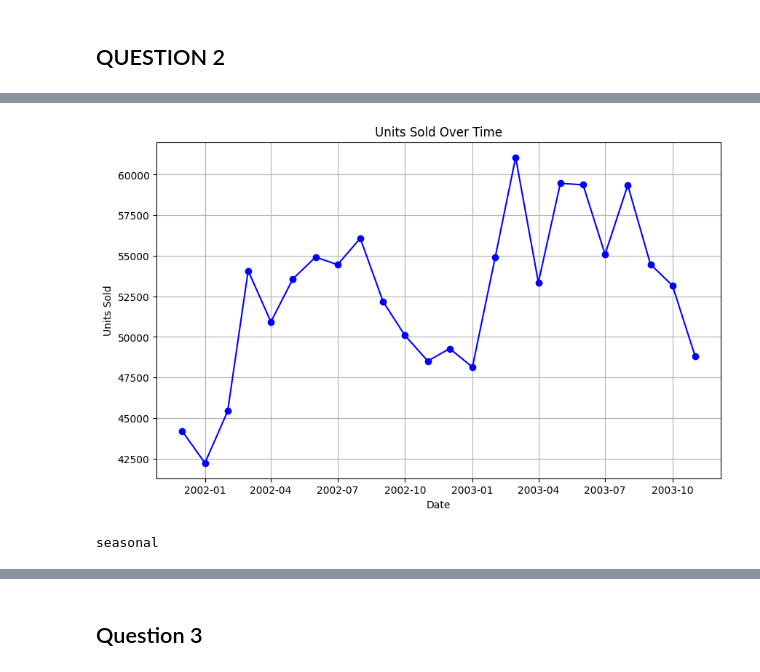
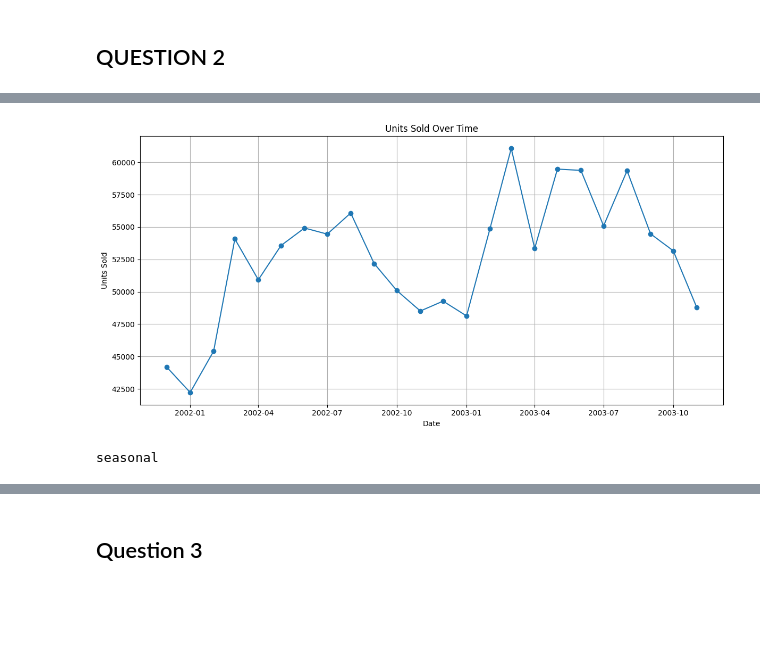
Before and after one commit to Brett-migwi-20/Business-Course, a Jupyter notebook: Homework9/Homework9.ipynb, the cells around one changed output, grey strips where cells are left out. Drawn from its saved outputs; the diff is of its cells as text; code cells hidden in the pictures; blank space fills up the shorter version.

```diff
--- a/Homework9/Homework9.ipynb
+++ b/Homework9/Homework9.ipynb
@@ -126,59 +175,62 @@ Trend, cyclical
 # %%
 import pandas as pd
 import matplotlib.pyplot as plt
 from io import StringIO
 
-# Data provided as a string
+# Data provided as a tab-separated string
 data_string = """
-Year,Month,Units
-1,Dec,44186
-2,Jan,42227
-2,Feb,45422
-2,Mar,54075
-2,Apr,50926
-2,May,53572
-2,Jun,54920
-2,Jul,54449
-2,Aug,56079
-2,Sep,52177
-2,Oct,50087
-2,Nov,48513
-2,Dec,49278
-3,Jan,48134
-3,Feb,54887
-3,Mar,61064
-3,Apr,53350
-3,May,59467
-3,Jun,59370
-3,Jul,55088
-3,Aug,59349
-3,Sep,54472
-3,Oct,53164
-3,Nov,48793
+Year	Month	Units
+1	Dec	44,186
+2	Jan	42,227
+2	Feb	45,422
+2	Mar	54,075
+2	Apr	50,926
+2	May	53,572
+2	Jun	54,920
+2	Jul	54,449
+2	Aug	56,079
+2	Sep	52,177
+2	Oct	50,087
+2	Nov	48,513
+2	Dec	49,278
+3	Jan	48,134
+3	Feb	54,887
+3	Mar	61,064
+3	Apr	53,350
+3	May	59,467
+3	Jun	59,370
+3	Jul	55,088
+3	Aug	59,349
+3	Sep	54,472
+3	Oct	53,164
+3	Nov	48,793
 """
 
-# Reading the data into a pandas DataFrame
-df = pd.read_csv(StringIO(data_string))
+# Read the tab-separated data
+df = pd.read_csv(StringIO(data_string.strip()), sep="\t")
 
-# Adjust the 'Year' column to handle the single digit case correctly
-df['Year'] = df['Year'].apply(lambda x: f"{x:02d}")
+# Remove commas from Units and convert to numeric
+df["Units"] = df["Units"].str.replace(",", "", regex=False).astype(int)
 
-# Convert Year and Month to a datetime format
-df['Date'] = pd.to_datetime(df['Year'] + '-' + df['Month'], format='%y-%b')
+# Fix Year formatting (01, 02, 03)
+df["Year"] = df["Year"].apply(lambda x: f"{x:02d}")
 
-# Plotting the line chart
-plt.figure(figsize=(10, 6))
-plt.plot(df['Date'], df['Units'], marker='o', linestyle='-', color='blue')
-plt.xlabel('Date')
-plt.ylabel('Units Sold')
-plt.title('Units Sold Over Time')
+# Convert Year + Month -> datetime
+df["Date"] = pd.to_datetime(df["Year"] + "-" + df["Month"], format="%y-%b")
+
+# Plotting
+plt.figure(figsize=(12, 6))
+plt.plot(df["Date"], df["Units"], marker="o", linestyle="-")
+plt.xlabel("Date")
+plt.ylabel("Units Sold")
+plt.title("Units Sold Over Time")
 plt.grid(True)
+plt.tight_layout()
 plt.show()
 
-
 print("seasonal")
 # %% [output]
-[figure, old version]
+[figure, new version]
 seasonal
 # %%
 import pandas as pd
```
Also changed, not shown: parts of 46 cells of this notebook, 6 other files.
